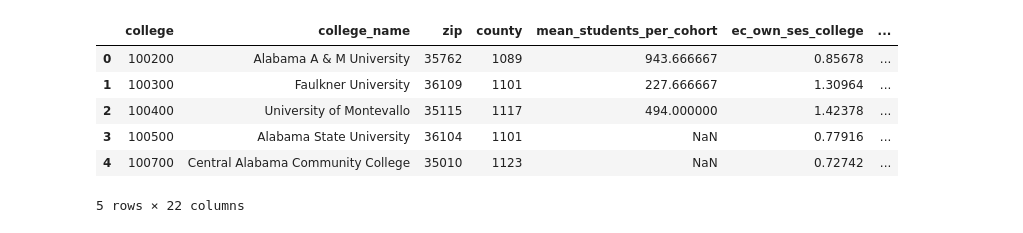
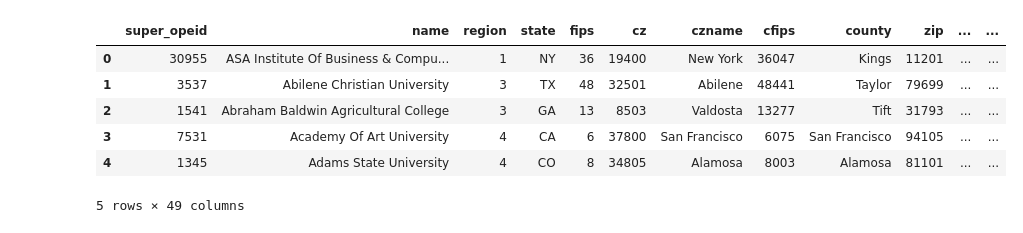
Before and after one commit to lnap24/College-Innovation-by-Patents, a Jupyter notebook: data_merging_and_cleaning.ipynb, the cells around one changed output. Saved outputs shown, nothing was run; the diff lists cells and outputs as text; code cells hidden in the pictures.

```diff
--- a/data_merging_and_cleaning.ipynb
+++ b/data_merging_and_cleaning.ipynb
@@ -44,11 +119,11 @@ memory usage: 56.3+ KB
 # %%
-soc_cap = pd.read_csv('social_capital_college.csv')
-soc_cap.head()
+college = pd.read_csv('college_level_characteristics.csv')
+college.head()
 # %% [output]
-|  | college | college_name | zip | county | mean_students_per_cohort | ec_own_ses_college | ... |
-| 0 | 100200 | Alabama A & M University | 35762 | 1089 | 943.666667 | 0.85678 | ... |
-| 1 | 100300 | Faulkner University | 36109 | 1101 | 227.666667 | 1.30964 | ... |
-| 2 | 100400 | University of Montevallo | 35115 | 1117 | 494.000000 | 1.42378 | ... |
-| 3 | 100500 | Alabama State University | 36104 | 1101 | NaN | 0.77916 | ... |
-| 4 | 100700 | Central Alabama Community College | 35010 | 1123 | NaN | 0.72742 | ... |
+|  | super_opeid | name | region | state | fips | cz | czname | cfips | county | zip | ... | ... |
+| 0 | 30955 | ASA Institute Of Business & Compu... | 1 | NY | 36 | 19400 | New York | 36047 | Kings | 11201 | ... | ... |
+| 1 | 3537 | Abilene Christian University | 3 | TX | 48 | 32501 | Abilene | 48441 | Taylor | 79699 | ... | ... |
+| 2 | 1541 | Abraham Baldwin Agricultural College | 3 | GA | 13 | 8503 | Valdosta | 13277 | Tift | 31793 | ... | ... |
+| 3 | 7531 | Academy Of Art University | 4 | CA | 6 | 37800 | San Francisco | 6075 | San Francisco | 94105 | ... | ... |
+| 4 | 1345 | Adams State University | 4 | CO | 8 | 34805 | Alamosa | 8003 | Alamosa | 81101 | ... | ... |
-5 rows × 22 columns
+5 rows × 49 columns
```
Also changed, not shown: parts of 17 cells of this notebook.
